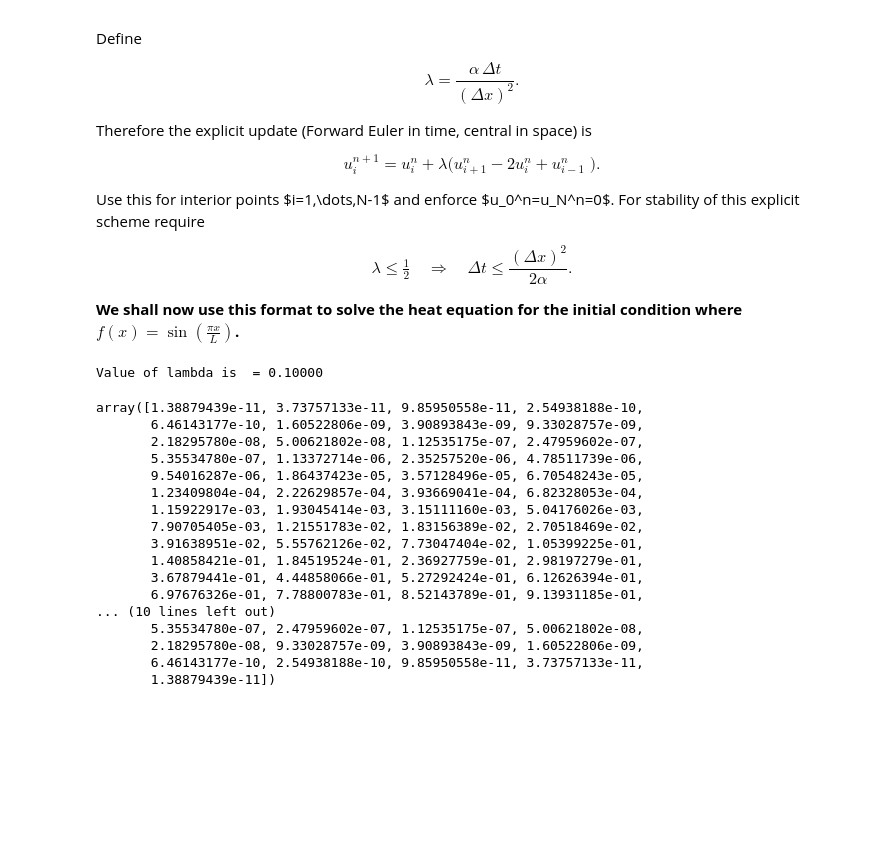
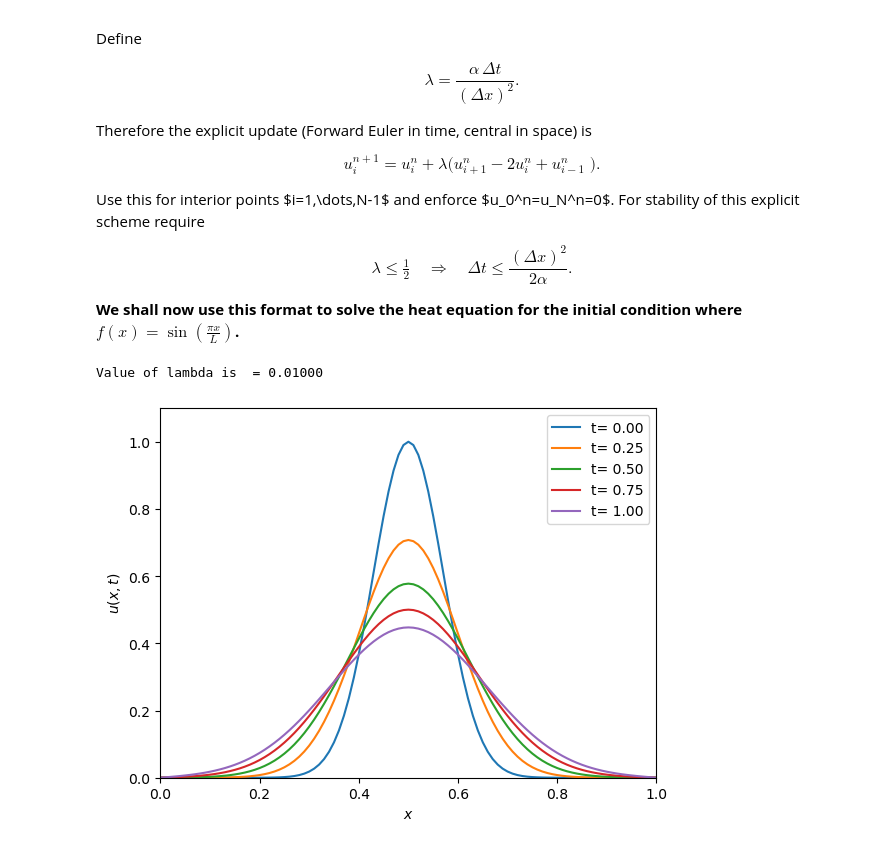
Before and after one commit to psbanerjee/Numerical-Analysis, a Jupyter notebook: Heat Equation using Finite Difference Method.ipynb, the cells around one changed output. Drawn from its saved outputs; the diff is of its cells as text; code cells hidden in the pictures; blank space fills up the shorter version.

```diff
--- a/Heat Equation using Finite Difference Method.ipynb
+++ b/Heat Equation using Finite Difference Method.ipynb
@@ -71,7 +71,7 @@ def piecewise_function(x):
 
 a = 1
 Nt = 10000 #Temporal grid size
-Nx = 1000 #Spacial grid size
+Nx = 100 #Spacial grid size
 L = 1 # Length of the rod
 T = 1 #Time horizon
 x = np.linspace(0,L,Nx+1)
@@ -82,52 +82,32 @@ ht = t[1] -t[0]
 lam = a * ht/(hx)
 if (lam>0.5):
     print("Stability breaks. lambda is = {lam:.5f}".format(lam = lam))
 else:
     print("Value of lambda is  = {lam:.5f}".format(lam = lam))
     ut = [list(u_x0)]
 
     for i in range(1,Nt+1):
 
         utnew = ut[i-1].copy()
         utlast = ut[i-1].copy()
         for j in range(Nx+1):
             if j>0 and j<Nx:
                 utnew[j]=utlast[j]+lam*( utlast[j+1] -2* utlast[j] + utlast[j-1])
 
         ut.append(utnew)
     nn = Nt/4
     nn = int(nn)
 
 
     for ii in range(0,Nt+1,nn):
         plt.plot(x,ut[ii],label="t= {time:.2f}".format(time = ii*ht))
         #print("Hi")
     plt.legend()
     plt.xlim(0,L)
     plt.ylim(0,max(ut[0])*1.1)
     plt.xlabel("$x$")
     plt.ylabel("$u(x,t)$")
     plt.show()
 # %% [output]
-Value of lambda is  = 0.10000
+Value of lambda is  = 0.01000
+[figure, added]
-# %%
-sigma = 0.1
-np.exp(-pow((x-L/2)/sigma,2))
-# %% [output]
-array([1.38879439e-11, 3.73757133e-11, 9.85950558e-11, 2.54938188e-10,
-       6.46143177e-10, 1.60522806e-09, 3.90893843e-09, 9.33028757e-09,
-       2.18295780e-08, 5.00621802e-08, 1.12535175e-07, 2.47959602e-07,
-       5.35534780e-07, 1.13372714e-06, 2.35257520e-06, 4.78511739e-06,
-       9.54016287e-06, 1.86437423e-05, 3.57128496e-05, 6.70548243e-05,
-       1.23409804e-04, 2.22629857e-04, 3.93669041e-04, 6.82328053e-04,
-       1.15922917e-03, 1.93045414e-03, 3.15111160e-03, 5.04176026e-03,
-       7.90705405e-03, 1.21551783e-02, 1.83156389e-02, 2.70518469e-02,
-       3.91638951e-02, 5.55762126e-02, 7.73047404e-02, 1.05399225e-01,
-       1.40858421e-01, 1.84519524e-01, 2.36927759e-01, 2.98197279e-01,
-       3.67879441e-01, 4.44858066e-01, 5.27292424e-01, 6.12626394e-01,
-       6.97676326e-01, 7.78800783e-01, 8.52143789e-01, 9.13931185e-01,
-... (10 lines left out)
-       5.35534780e-07, 2.47959602e-07, 1.12535175e-07, 5.00621802e-08,
-       2.18295780e-08, 9.33028757e-09, 3.90893843e-09, 1.60522806e-09,
-       6.46143177e-10, 2.54938188e-10, 9.85950558e-11, 3.73757133e-11,
-       1.38879439e-11])
```
